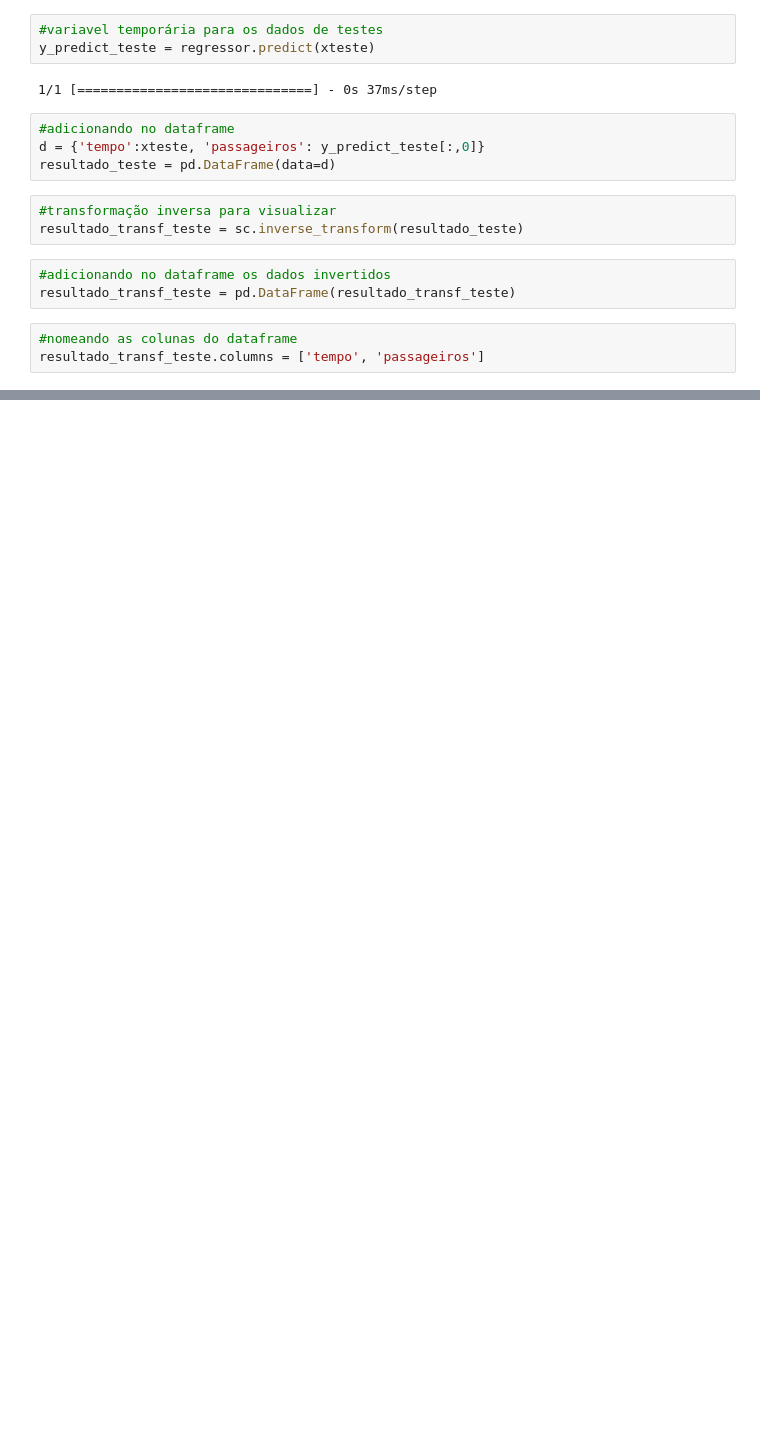
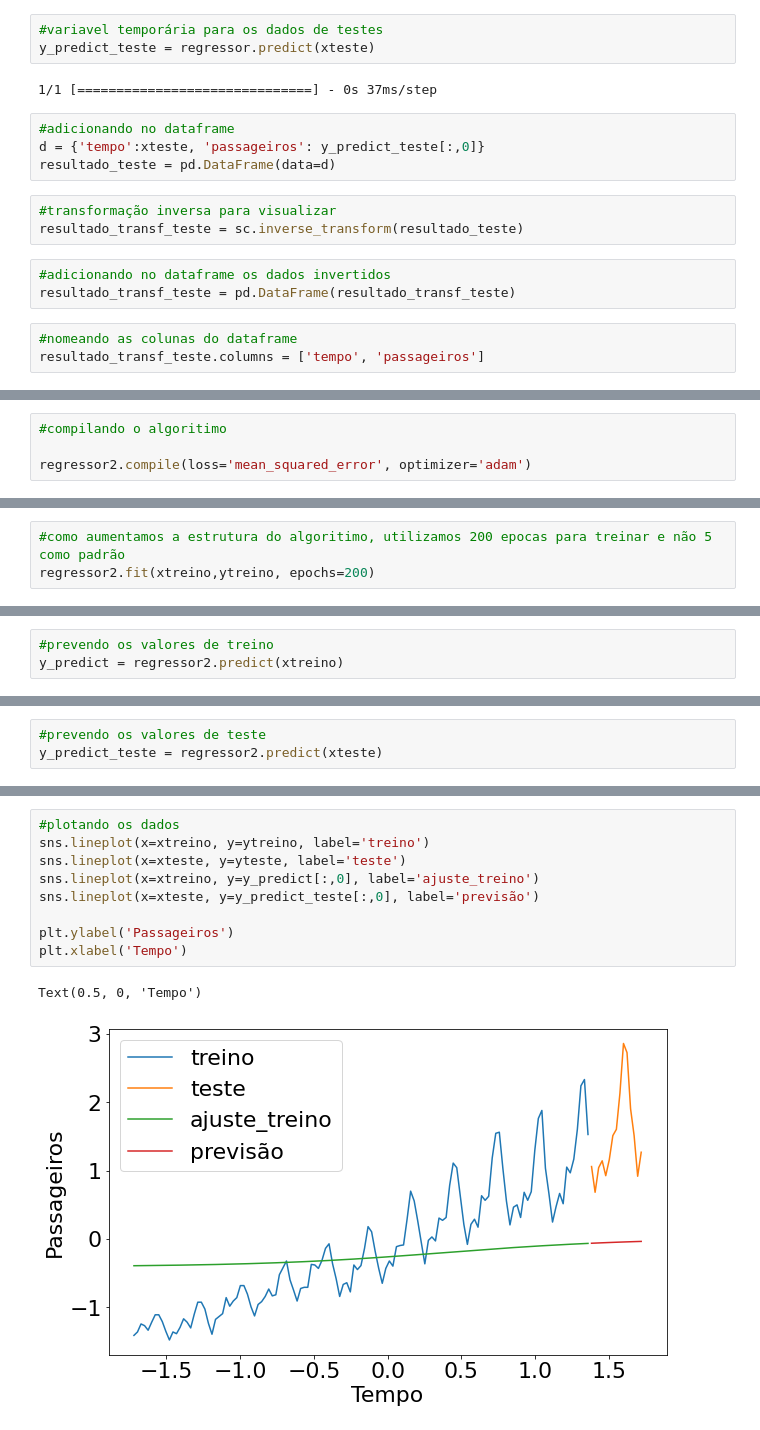
Before and after one commit to Renato-Ribeiroo/Cursos-Python, a Jupyter notebook: Curso Machine Learning Avançada/Deep Learning previsão com Keras/Previsões com Keras.ipynb, the cells around one changed output, grey strips where cells are left out. Saved outputs shown, nothing was run; the diff lists cells and outputs as text; blank space fills up the shorter version.

```diff
--- a/Curso Machine Learning Avançada/Deep Learning previsão com Keras/Previsões com Keras.ipynb
+++ b/Curso Machine Learning Avançada/Deep Learning previsão com Keras/Previsões com Keras.ipynb
@@ -230,0 +253,4 @@ Text(0.5, 0, 'Tempo')
+# %%
+#compilando o algoritimo
+
+regressor2.compile(loss='mean_squared_error', optimizer='adam')
@@ -230,0 +280,3 @@ Text(0.5, 0, 'Tempo')
+# %%
+#como aumentamos a estrutura do algoritimo, utilizamos 200 epocas para treinar e não 5 como padrão
+regressor2.fit(xtreino,ytreino, epochs=200)
@@ -230,0 +302,3 @@ Text(0.5, 0, 'Tempo')
+# %%
+#prevendo os valores de treino
+y_predict = regressor2.predict(xtreino)
@@ -230,0 +307,3 @@ Text(0.5, 0, 'Tempo')
+# %%
+#prevendo os valores de teste
+y_predict_teste = regressor2.predict(xteste)
@@ -230,0 +312,12 @@ Text(0.5, 0, 'Tempo')
+# %%
+#plotando os dados
+sns.lineplot(x=xtreino, y=ytreino, label='treino')
+sns.lineplot(x=xteste, y=yteste, label='teste')
+sns.lineplot(x=xtreino, y=y_predict[:,0], label='ajuste_treino')
+sns.lineplot(x=xteste, y=y_predict_teste[:,0], label='previsão')
+
+plt.ylabel('Passageiros')
+plt.xlabel('Tempo')
+# %% [output]
+Text(0.5, 0, 'Tempo')
+[figure, added]
```
Also changed, not shown: parts of 12 cells of this notebook.
